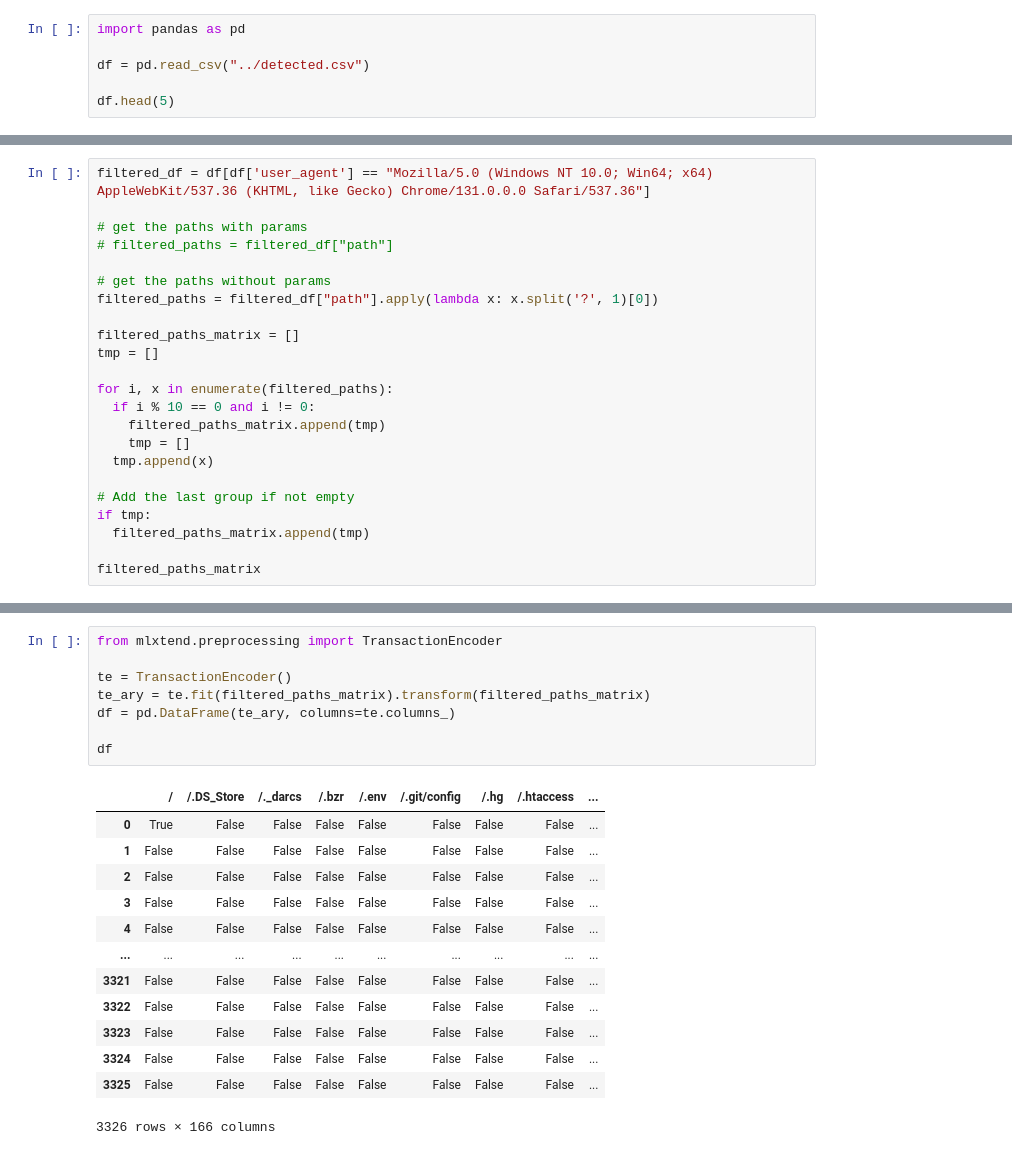
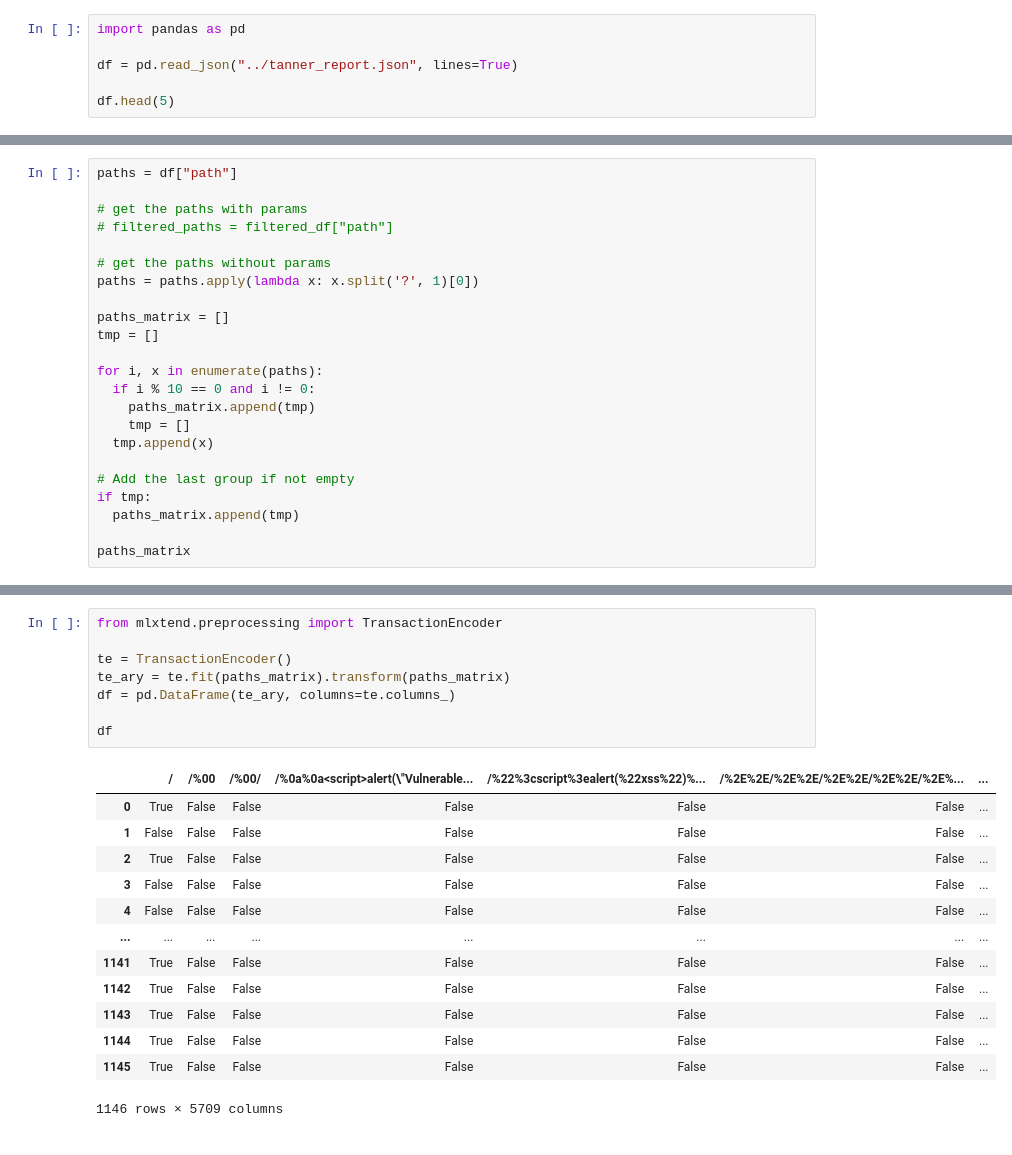
Before and after one commit to yehezkiel1086/ml-web-honeypot, a Jupyter notebook: data-mining/apriori.ipynb, the cells around one changed output, grey strips where cells are left out. Cells and saved outputs as stored; diff of their text form.

Commit message:
feat(data-mining): update apriori to read from json

```diff
--- a/data-mining/apriori.ipynb
+++ b/data-mining/apriori.ipynb
@@ -1,7 +1,7 @@
 # %%
 import pandas as pd
 
-df = pd.read_csv("../detected.csv")
+df = pd.read_json("../tanner_report.json", lines=True)
 
 df.head(5)
 # %% [output]
@@ -14,26 +14,26 @@ df.head(5)
 # %%
-filtered_df = df[df['user_agent'] == "Mozilla/5.0 (Windows NT 10.0; Win64; x64) AppleWebKit/537.36 (KHTML, like Gecko) Chrome/131.0.0.0 Safari/537.36"]
+paths = df["path"]
 
 # get the paths with params
 # filtered_paths = filtered_df["path"]
 
 # get the paths without params
-filtered_paths = filtered_df["path"].apply(lambda x: x.split('?', 1)[0])
+paths = paths.apply(lambda x: x.split('?', 1)[0])
 
-filtered_paths_matrix = []
+paths_matrix = []
 tmp = []
 
-for i, x in enumerate(filtered_paths):
+for i, x in enumerate(paths):
   if i % 10 == 0 and i != 0:
-    filtered_paths_matrix.append(tmp)
+    paths_matrix.append(tmp)
     tmp = []
   tmp.append(x)
 
 # Add the last group if not empty
 if tmp:
-  filtered_paths_matrix.append(tmp)
+  paths_matrix.append(tmp)
 
-filtered_paths_matrix
+paths_matrix
 # %% [output]
 [['/',
   '/',
@@ -55,25 +55,25 @@ filtered_paths_matrix
 # %%
 from mlxtend.preprocessing import TransactionEncoder
 
 te = TransactionEncoder()
-te_ary = te.fit(filtered_paths_matrix).transform(filtered_paths_matrix)
+te_ary = te.fit(paths_matrix).transform(paths_matrix)
 df = pd.DataFrame(te_ary, columns=te.columns_)
 
 df
 # %% [output]
-|  | / | /.DS_Store | /._darcs | /.bzr | /.env | /.git/config | /.hg | /.htaccess | ... |
-| 0 | True | False | False | False | False | False | False | False | ... |
-| 1 | False | False | False | False | False | False | False | False | ... |
-| 2 | False | False | False | False | False | False | False | False | ... |
-| 3 | False | False | False | False | False | False | False | False | ... |
-| 4 | False | False | False | False | False | False | False | False | ... |
-| ... | ... | ... | ... | ... | ... | ... | ... | ... | ... |
-| 3321 | False | False | False | False | False | False | False | False | ... |
-| 3322 | False | False | False | False | False | False | False | False | ... |
-| 3323 | False | False | False | False | False | False | False | False | ... |
-| 3324 | False | False | False | False | False | False | False | False | ... |
-| 3325 | False | False | False | False | False | False | False | False | ... |
+|  | / | /%00 | /%00/ | /%0a%0a<script>alert(\"Vulnerable... | /%22%3cscript%3ealert(%22xss%22)%... | /%2E%2E/%2E%2E/%2E%2E/%2E%2E/%2E%... | ... |
+| 0 | True | False | False | False | False | False | ... |
+| 1 | False | False | False | False | False | False | ... |
+| 2 | True | False | False | False | False | False | ... |
+| 3 | False | False | False | False | False | False | ... |
+| 4 | False | False | False | False | False | False | ... |
+| ... | ... | ... | ... | ... | ... | ... | ... |
+| 1141 | True | False | False | False | False | False | ... |
+| 1142 | True | False | False | False | False | False | ... |
+| 1143 | True | False | False | False | False | False | ... |
+| 1144 | True | False | False | False | False | False | ... |
+| 1145 | True | False | False | False | False | False | ... |
-3326 rows × 166 columns
+1146 rows × 5709 columns
 # %%
 from mlxtend.frequent_patterns import apriori
 
```
Also changed, not shown: parts of 3 cells of this notebook.
